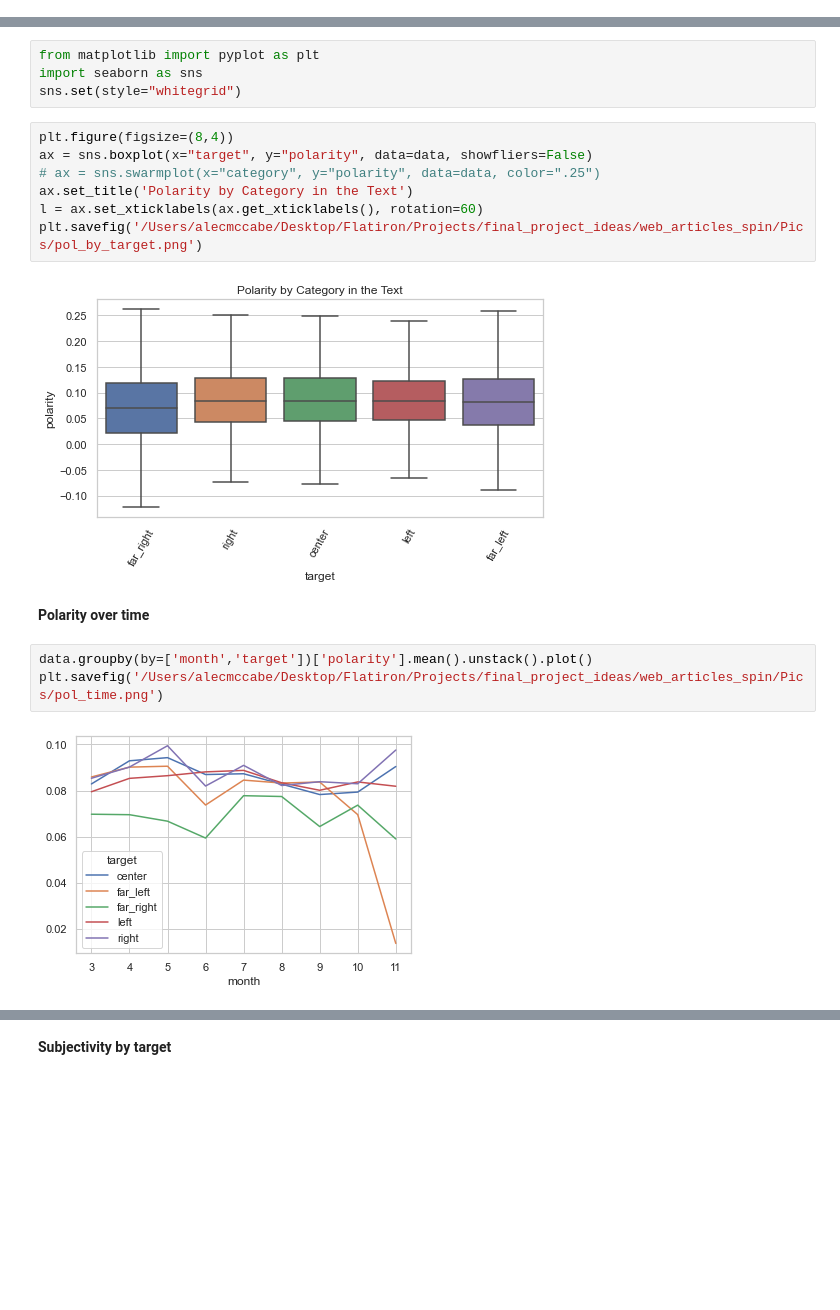
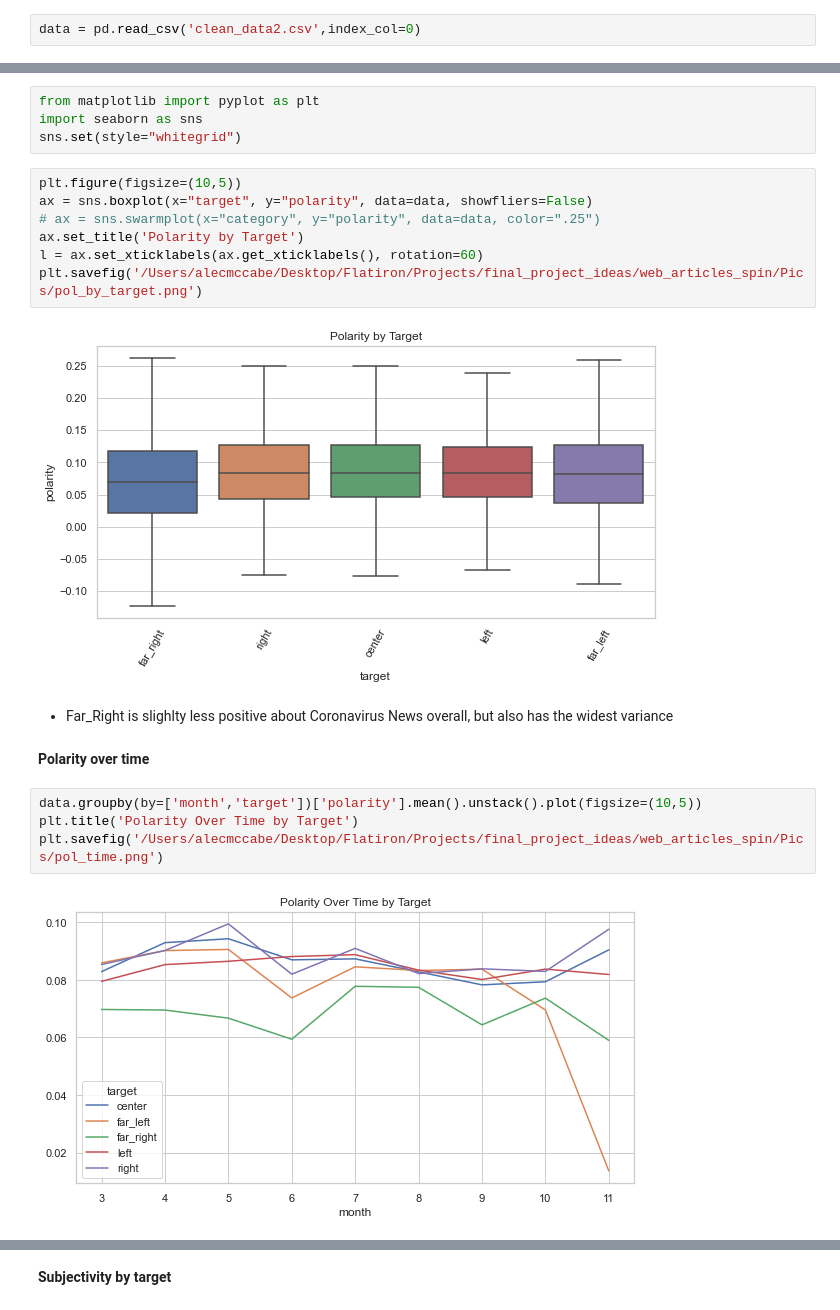
Before and after one commit to man-of-moose/web_articles_spin, a Jupyter notebook: Cleaning_Engineering_EDA.ipynb, the cells around one changed output, grey strips where cells are left out. Drawn from its saved outputs; the diff is of its cells as text; blank space fills up the shorter version.

```diff
--- a/Cleaning_Engineering_EDA.ipynb
+++ b/Cleaning_Engineering_EDA.ipynb
@@ -672,3 +528,5 @@ data.to_csv('clean_data2.csv')
+# %%
+data = pd.read_csv('clean_data2.csv',index_col=0)
 # %% [markdown]
 # EDA
 # %%
@@ -767,18 +677,21 @@ from matplotlib import pyplot as plt
 import seaborn as sns
 sns.set(style="whitegrid")
 # %%
-plt.figure(figsize=(8,4))
+plt.figure(figsize=(10,5))
 ax = sns.boxplot(x="target", y="polarity", data=data, showfliers=False)
 # ax = sns.swarmplot(x="category", y="polarity", data=data, color=".25")
-ax.set_title('Polarity by Category in the Text')
+ax.set_title('Polarity by Target')
 l = ax.set_xticklabels(ax.get_xticklabels(), rotation=60)
 plt.savefig('/Users/alecmccabe/Desktop/Flatiron/Projects/final_project_ideas/web_articles_spin/Pics/pol_by_target.png')
 # %% [output]
-[figure, old version]
+[figure, new version]
+# %% [markdown]
+- Far_Right is slighlty less positive about Coronavirus News overall, but also has the widest variance
 # %% [markdown]
 **Polarity over time**
 # %%
-data.groupby(by=['month','target'])['polarity'].mean().unstack().plot()
+data.groupby(by=['month','target'])['polarity'].mean().unstack().plot(figsize=(10,5))
+plt.title('Polarity Over Time by Target')
 plt.savefig('/Users/alecmccabe/Desktop/Flatiron/Projects/final_project_ideas/web_articles_spin/Pics/pol_time.png')
 # %% [output]
-[figure, old version]
+[figure, new version]
```
Also changed, not shown: parts of 39 cells of this notebook, 20 other files.
